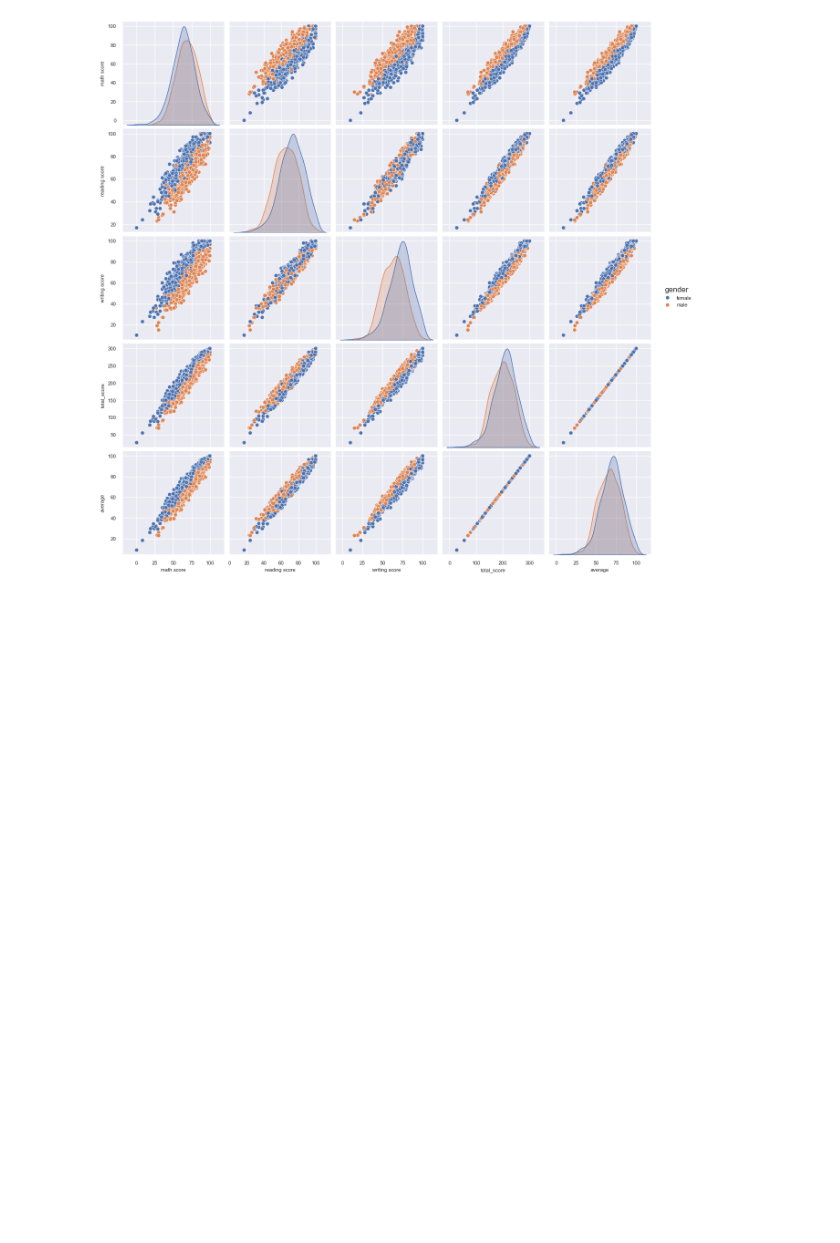
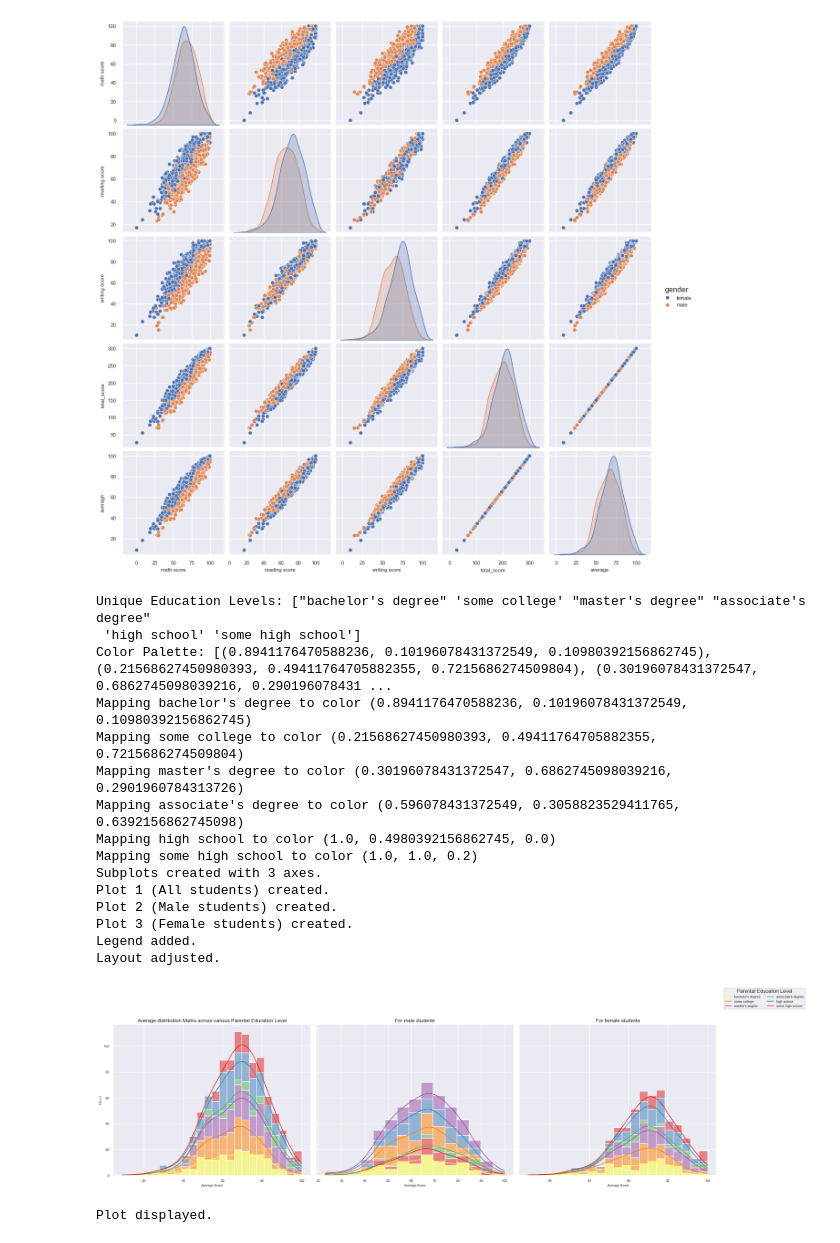
Before and after one commit to JayK327/ML_Project, a Jupyter notebook: notebook/EDA.ipynb, the cells around one changed output. Saved outputs shown, nothing was run; the diff lists cells and outputs as text; code cells hidden in the pictures; blank space fills up the shorter version.

```diff
--- a/notebook/EDA.ipynb
+++ b/notebook/EDA.ipynb
@@ -419,3 +419,72 @@ sns.pairplot(df,hue = 'gender')
 plt.show()
 # %% [output]
 [figure]
+# %%
+import seaborn as sns
+import matplotlib.pyplot as plt
+
+# Get unique values in the 'parental level of education' column
+education_level = df['parental level of education'].unique()
+print(f"Unique Education Levels: {education_level}")
+
+# Generate a color palette for each education level
+color = sns.color_palette('Set1', len(education_level))
+print(f"Color Palette: {color}")
+
+# Create a dictionary to map each education level to its color
+hue_colors = {}
+for i, level in enumerate(education_level):
+    hue_colors[level] = color[i]
+    print(f"Mapping {level} to color {color[i]}")
+
+# Create a figure with 3 subplots, sharing the y-axis
+fig, axs = plt.subplots(1, 3, sharey=True, figsize=(21, 6))
+print("Subplots created with 3 axes.")
+
+# Plot histogram for all students, with 'parental level of education' as hue
+sns.histplot(data=df, x='average', kde=True, hue='parental level of education', ax=axs[0], palette=hue_colors, legend=False, multiple="stack")
+axs[0].set_title('Average distribution Marks across various Parental Education Level')
+axs[0].set_xlabel('Average Score')
+print("Plot 1 (All students) created.")
+
+# Plot histogram for male students, with 'parental level of education' as hue
+sns.histplot(data=df[df.gender == 'male'], x='average', kde=True, hue='parental level of education', ax=axs[1], palette=hue_colors, legend=False, multiple="stack")
+axs[1].set_title('For male students')
+axs[1].set_xlabel('Average Score')
+print("Plot 2 (Male students) created.")
+
+# Plot histogram for female students, with 'parental level of education' as hue
+sns.histplot(data=df[df.gender == 'female'], x='average', kde=True, hue='parental level of education', ax=axs[2], palette=hue_colors, legend=False, multiple="stack")
+axs[2].set_title('For female students')
+axs[2].set_xlabel('Average Score')
+print("Plot 3 (Female students) created.")
+
+# Add a legend to the figure
+fig.legend(loc='upper left', bbox_to_anchor=(1, 1.15), ncol=2, labels=hue_colors.keys(), title='Parental Education Level')
+print("Legend added.")
+
+# Adjust the layout to prevent overlap
+fig.tight_layout()
+print("Layout adjusted.")
+
+# Display the plot
+plt.show()
+print("Plot displayed.")
+# %% [output]
+Unique Education Levels: ["bachelor's degree" 'some college' "master's degree" "associate's degree"
+ 'high school' 'some high school']
+Color Palette: [(0.8941176470588236, 0.10196078431372549, 0.10980392156862745), (0.21568627450980393, 0.49411764705882355, 0.7215686274509804), (0.30196078431372547, 0.6862745098039216, 0.290196078431 ...
+Mapping bachelor's degree to color (0.8941176470588236, 0.10196078431372549, 0.10980392156862745)
+Mapping some college to color (0.21568627450980393, 0.49411764705882355, 0.7215686274509804)
+Mapping master's degree to color (0.30196078431372547, 0.6862745098039216, 0.2901960784313726)
+Mapping associate's degree to color (0.596078431372549, 0.3058823529411765, 0.6392156862745098)
+Mapping high school to color (1.0, 0.4980392156862745, 0.0)
+Mapping some high school to color (1.0, 1.0, 0.2)
+Subplots created with 3 axes.
+Plot 1 (All students) created.
+Plot 2 (Male students) created.
+Plot 3 (Female students) created.
+Legend added.
+Layout adjusted.
+[figure, added]
+Plot displayed.
```
Also changed, not shown: parts of 7 cells of this notebook, 3 other files.
